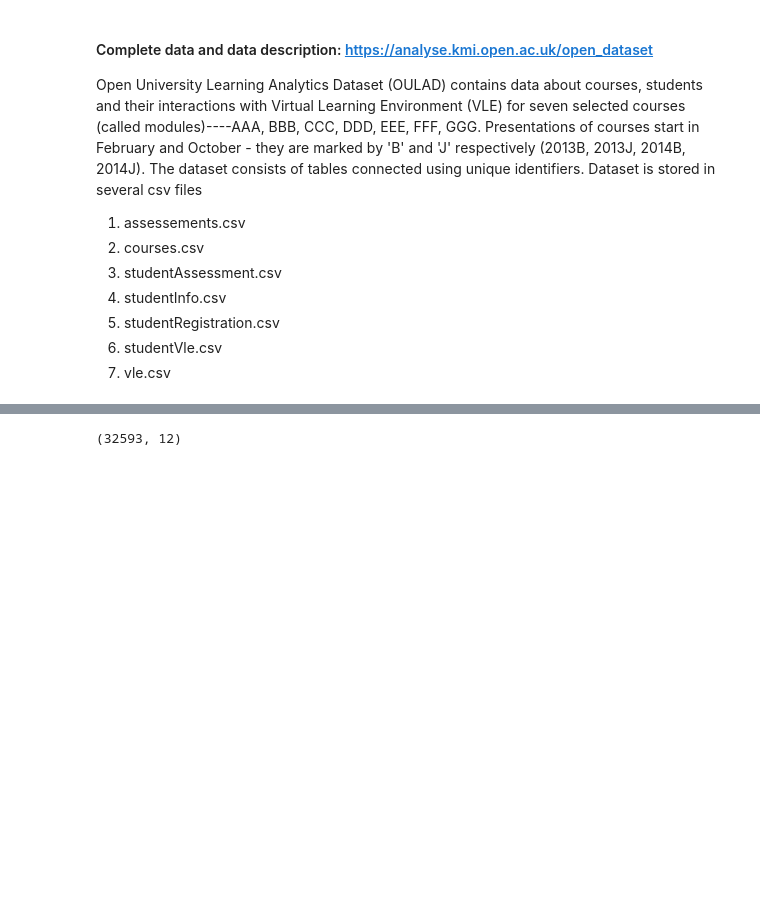
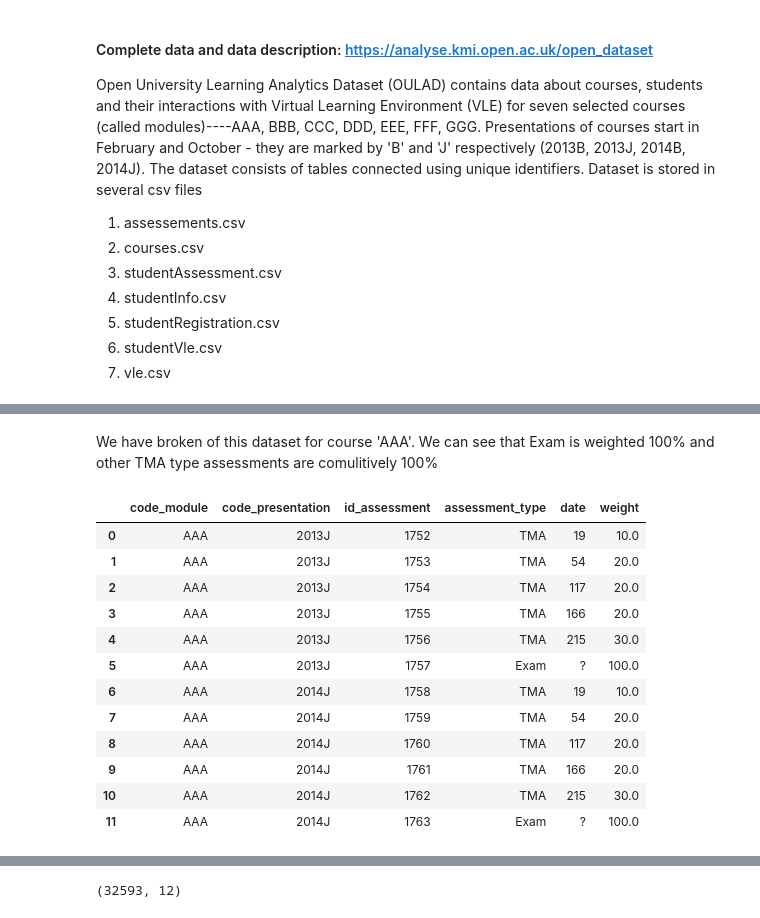
Before and after one commit to rayansami/behaviour-analysis, a Jupyter notebook: Analyzing_Open_University_Learning_Analytics_Dataset.ipynb, the cells around one changed output, grey strips where cells are left out. Saved outputs shown, nothing was run; the diff lists cells and outputs as text; code cells hidden in the pictures; blank space fills up the shorter version.

Commit message:
Reading data

```diff
--- a/Analyzing_Open_University_Learning_Analytics_Dataset.ipynb
+++ b/Analyzing_Open_University_Learning_Analytics_Dataset.ipynb
@@ -63,0 +128,19 @@ student Vle          :  10655280
+# %% [markdown]
+<p> We have broken of this dataset for course 'AAA'. We can see that Exam is weighted 100% and other TMA type assessments are comulitively 100%</p>
+# %%
+# Assessment data for only course AAA
+assessments[assessments['code_module'] == 'AAA']
+# %% [output]
+|  | code_module | code_presentation | id_assessment | assessment_type | date | weight |
+| 0 | AAA | 2013J | 1752 | TMA | 19 | 10.0 |
+| 1 | AAA | 2013J | 1753 | TMA | 54 | 20.0 |
+| 2 | AAA | 2013J | 1754 | TMA | 117 | 20.0 |
+| 3 | AAA | 2013J | 1755 | TMA | 166 | 20.0 |
+| 4 | AAA | 2013J | 1756 | TMA | 215 | 30.0 |
+| 5 | AAA | 2013J | 1757 | Exam | ? | 100.0 |
+| 6 | AAA | 2014J | 1758 | TMA | 19 | 10.0 |
+| 7 | AAA | 2014J | 1759 | TMA | 54 | 20.0 |
+| 8 | AAA | 2014J | 1760 | TMA | 117 | 20.0 |
+| 9 | AAA | 2014J | 1761 | TMA | 166 | 20.0 |
+| 10 | AAA | 2014J | 1762 | TMA | 215 | 30.0 |
+| 11 | AAA | 2014J | 1763 | Exam | ? | 100.0 |
```
Also changed, not shown: parts of 23 cells of this notebook.
